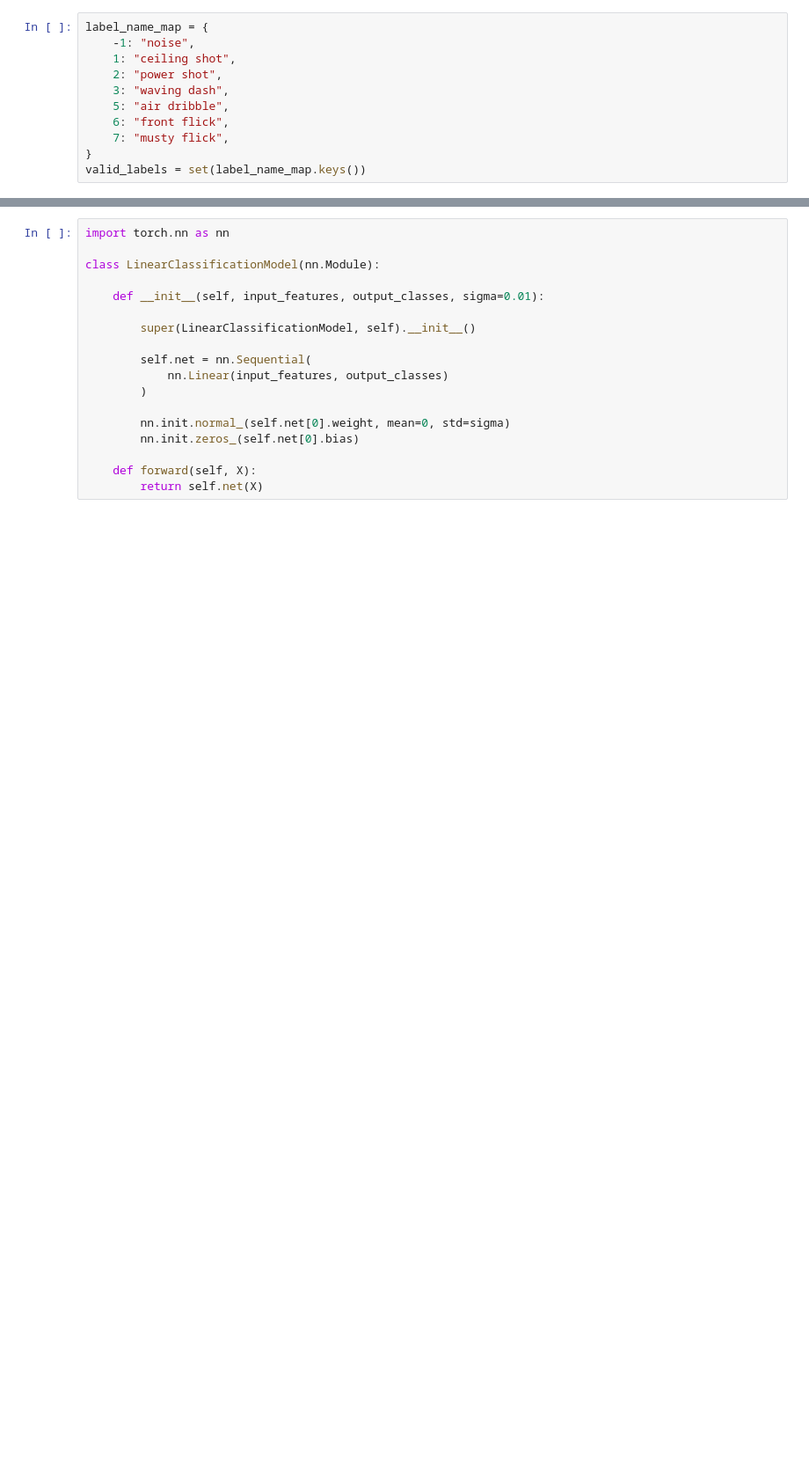
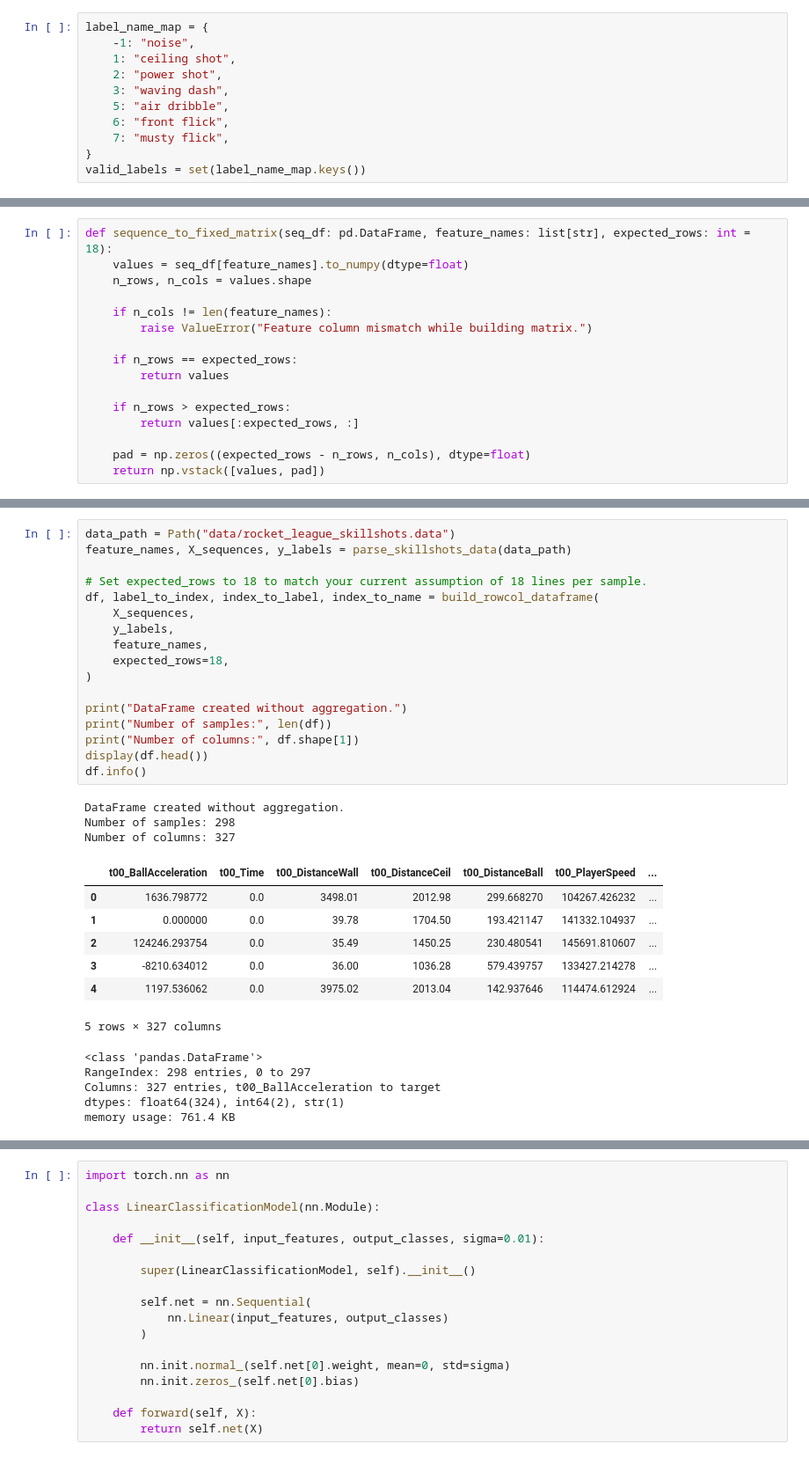
Before and after one commit to ebennett831/CS222-final_project, a Jupyter notebook: rocket_league.ipynb, the cells around one changed output, grey strips where cells are left out. Shown at 88% size. Drawn from its saved outputs; the diff is of its cells as text; blank space fills up the shorter version.

```diff
--- a/rocket_league.ipynb
+++ b/rocket_league.ipynb
@@ -151 +87,17 @@ def engineer_sample_features(seq_df: pd.DataFrame, feature_names: list[str]):
+# %%
+def sequence_to_fixed_matrix(seq_df: pd.DataFrame, feature_names: list[str], expected_rows: int = 18):
+    values = seq_df[feature_names].to_numpy(dtype=float)
+    n_rows, n_cols = values.shape
+
+    if n_cols != len(feature_names):
+        raise ValueError("Feature column mismatch while building matrix.")
+
+    if n_rows == expected_rows:
+        return values
+
+    if n_rows > expected_rows:
+        return values[:expected_rows, :]
+
+    pad = np.zeros((expected_rows - n_rows, n_cols), dtype=float)
+    return np.vstack([values, pad])
 # %%
@@ -187,3 +130,36 @@ Number of columns: 87
+# %%
+data_path = Path("data/rocket_league_skillshots.data")
+feature_names, X_sequences, y_labels = parse_skillshots_data(data_path)
+
+# Set expected_rows to 18 to match your current assumption of 18 lines per sample.
+df, label_to_index, index_to_label, index_to_name = build_rowcol_dataframe(
+    X_sequences,
+    y_labels,
+    feature_names,
+    expected_rows=18,
+)
+
+print("DataFrame created without aggregation.")
+print("Number of samples:", len(df))
+print("Number of columns:", df.shape[1])
+display(df.head())
+df.info()
+# %% [output]
+DataFrame created without aggregation.
+Number of samples: 298
+Number of columns: 327
+|  | t00_BallAcceleration | t00_Time | t00_DistanceWall | t00_DistanceCeil | t00_DistanceBall | t00_PlayerSpeed | ... |
+| 0 | 1636.798772 | 0.0 | 3498.01 | 2012.98 | 299.668270 | 104267.426232 | ... |
+| 1 | 0.000000 | 0.0 | 39.78 | 1704.50 | 193.421147 | 141332.104937 | ... |
+| 2 | 124246.293754 | 0.0 | 35.49 | 1450.25 | 230.480541 | 145691.810607 | ... |
+| 3 | -8210.634012 | 0.0 | 36.00 | 1036.28 | 579.439757 | 133427.214278 | ... |
+| 4 | 1197.536062 | 0.0 | 3975.02 | 2013.04 | 142.937646 | 114474.612924 | ... |
+5 rows × 327 columns
+<class 'pandas.DataFrame'>
+RangeIndex: 298 entries, 0 to 297
+Columns: 327 entries, t00_BallAcceleration to target
+dtypes: float64(324), int64(2), str(1)
+memory usage: 761.4 KB
 # %%
 df.isnull().sum()
 # %% [output]
```
Also changed, not shown: parts of 21 cells of this notebook, 3 other files.
